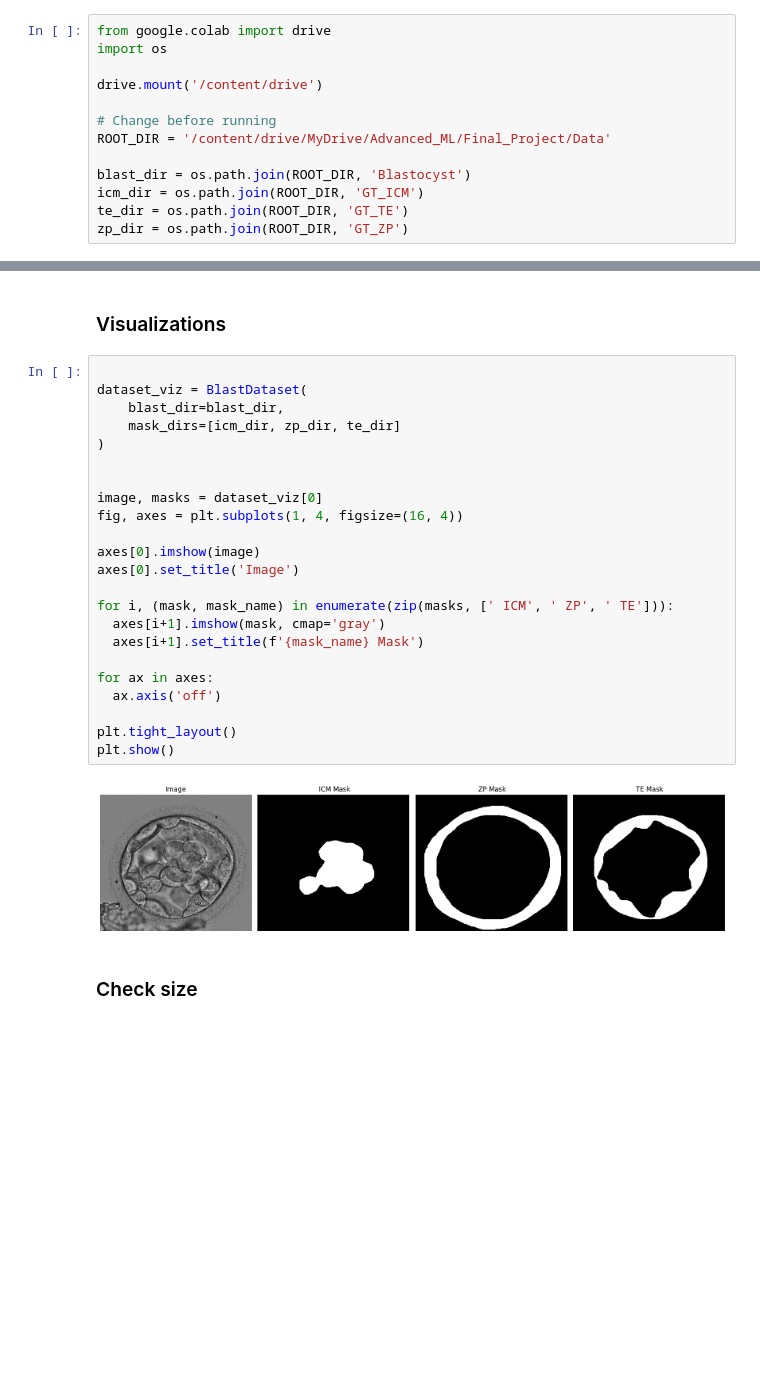
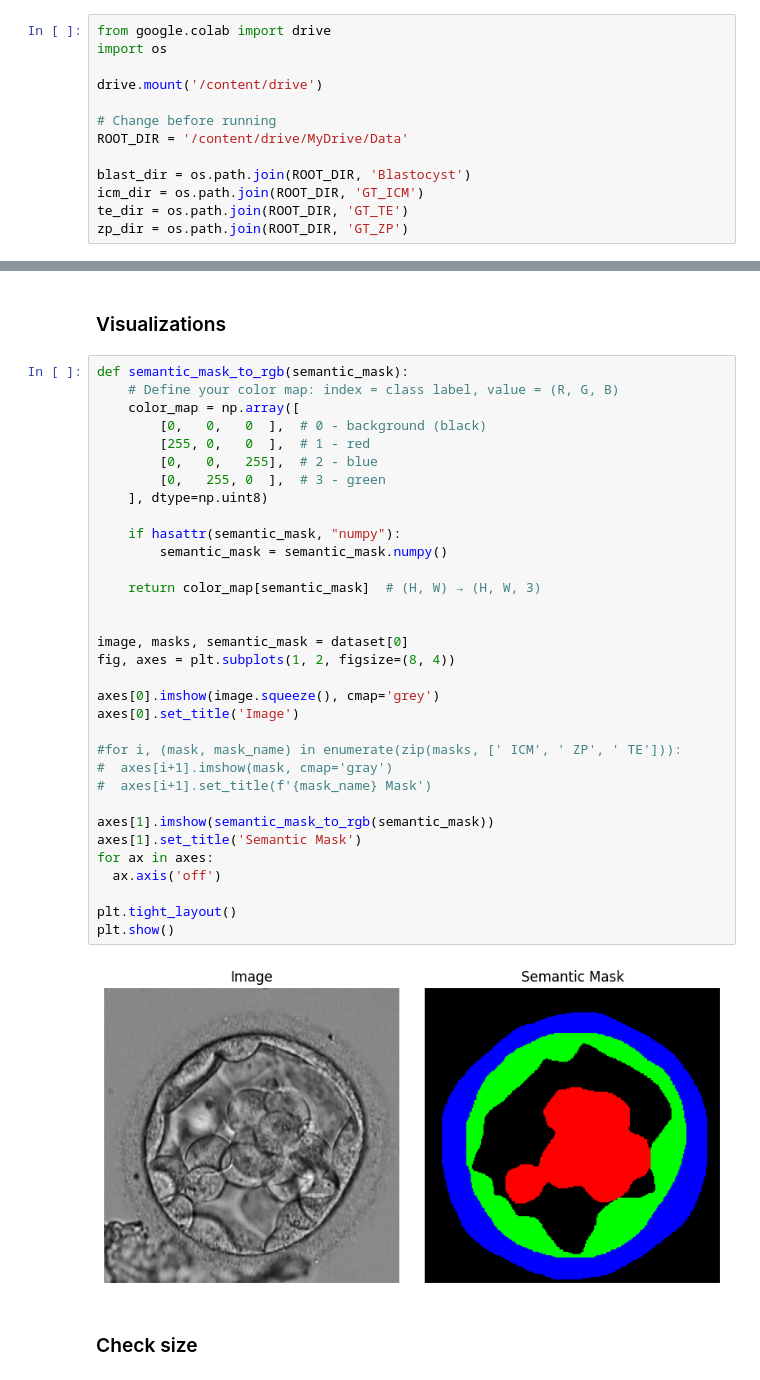
Before and after one commit to mikakia/AdvanceML_Final_Project, a Jupyter notebook: blasto_ss.ipynb, the cells around one changed output, grey strips where cells are left out. Drawn from its saved outputs; the diff is of its cells as text; blank space fills up the shorter version.

```diff
--- a/blasto_ss.ipynb
+++ b/blasto_ss.ipynb
@@ -27,7 +28,7 @@ import os
 drive.mount('/content/drive')
 
 # Change before running
-ROOT_DIR = '/content/drive/MyDrive/Advanced_ML/Final_Project/Data'
+ROOT_DIR = '/content/drive/MyDrive/Data'
 
 blast_dir = os.path.join(ROOT_DIR, 'Blastocyst')
 icm_dir = os.path.join(ROOT_DIR, 'GT_ICM')
@@ -110,30 +131,40 @@ print(missing)
 # %% [markdown]
 ### Visualizations
 # %%
+def semantic_mask_to_rgb(semantic_mask):
+    # Define your color map: index = class label, value = (R, G, B)
+    color_map = np.array([
+        [0,   0,   0  ],  # 0 - background (black)
+        [255, 0,   0  ],  # 1 - red
+        [0,   0,   255],  # 2 - blue
+        [0,   255, 0  ],  # 3 - green
+    ], dtype=np.uint8)
 
-dataset_viz = BlastDataset(
-    blast_dir=blast_dir,
-    mask_dirs=[icm_dir, zp_dir, te_dir]
-)
+    if hasattr(semantic_mask, "numpy"):
+        semantic_mask = semantic_mask.numpy()
+
+    return color_map[semantic_mask]  # (H, W) → (H, W, 3)
 
 
-image, masks = dataset_viz[0]
-fig, axes = plt.subplots(1, 4, figsize=(16, 4))
+image, masks, semantic_mask = dataset[0]
+fig, axes = plt.subplots(1, 2, figsize=(8, 4))
 
-axes[0].imshow(image)
+axes[0].imshow(image.squeeze(), cmap='grey')
 axes[0].set_title('Image')
 
-for i, (mask, mask_name) in enumerate(zip(masks, [' ICM', ' ZP', ' TE'])):
-  axes[i+1].imshow(mask, cmap='gray')
-  axes[i+1].set_title(f'{mask_name} Mask')
+#for i, (mask, mask_name) in enumerate(zip(masks, [' ICM', ' ZP', ' TE'])):
+#  axes[i+1].imshow(mask, cmap='gray')
+#  axes[i+1].set_title(f'{mask_name} Mask')
 
+axes[1].imshow(semantic_mask_to_rgb(semantic_mask))
+axes[1].set_title('Semantic Mask')
 for ax in axes:
   ax.axis('off')
 
 plt.tight_layout()
 plt.show()
 # %% [output]
-[figure, old version]
+[figure, new version]
 # %% [markdown]
 ### Check size
 # %%
```
Also changed, not shown: parts of 10 cells of this notebook.
